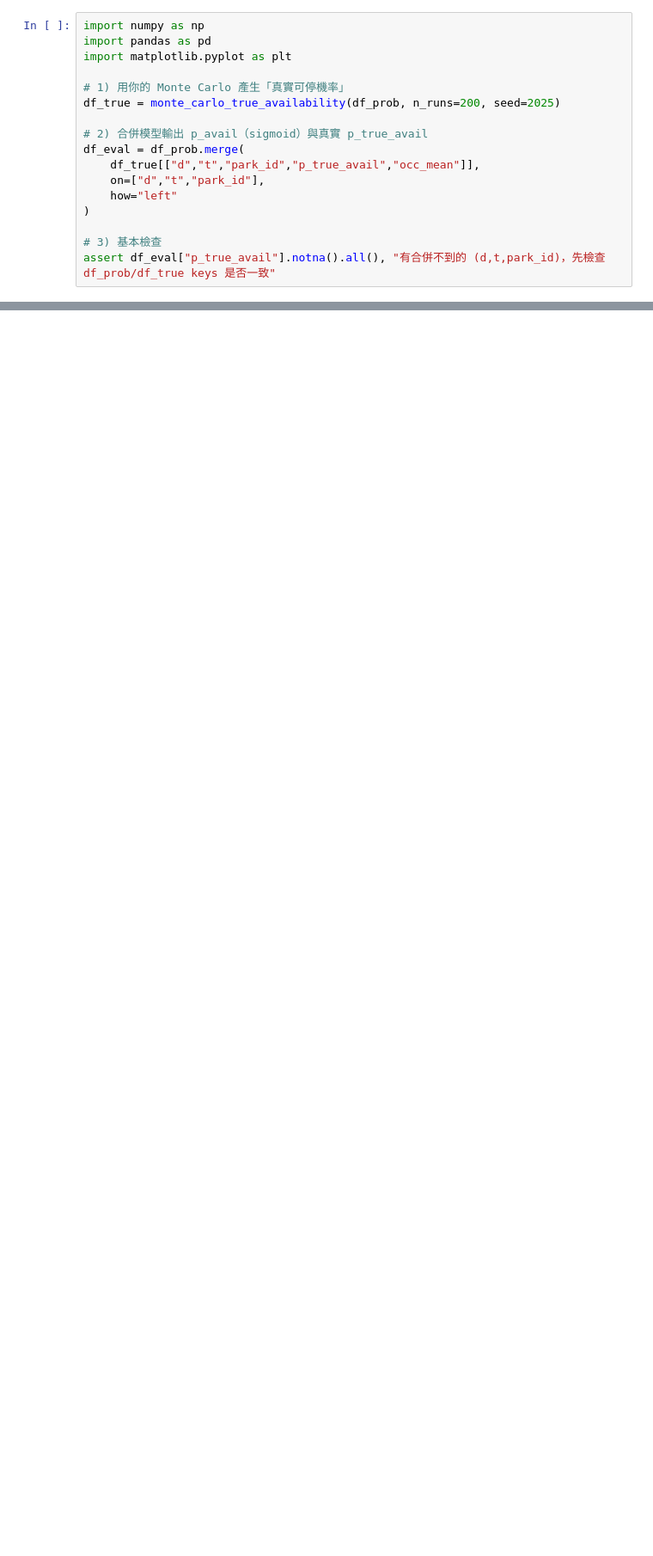
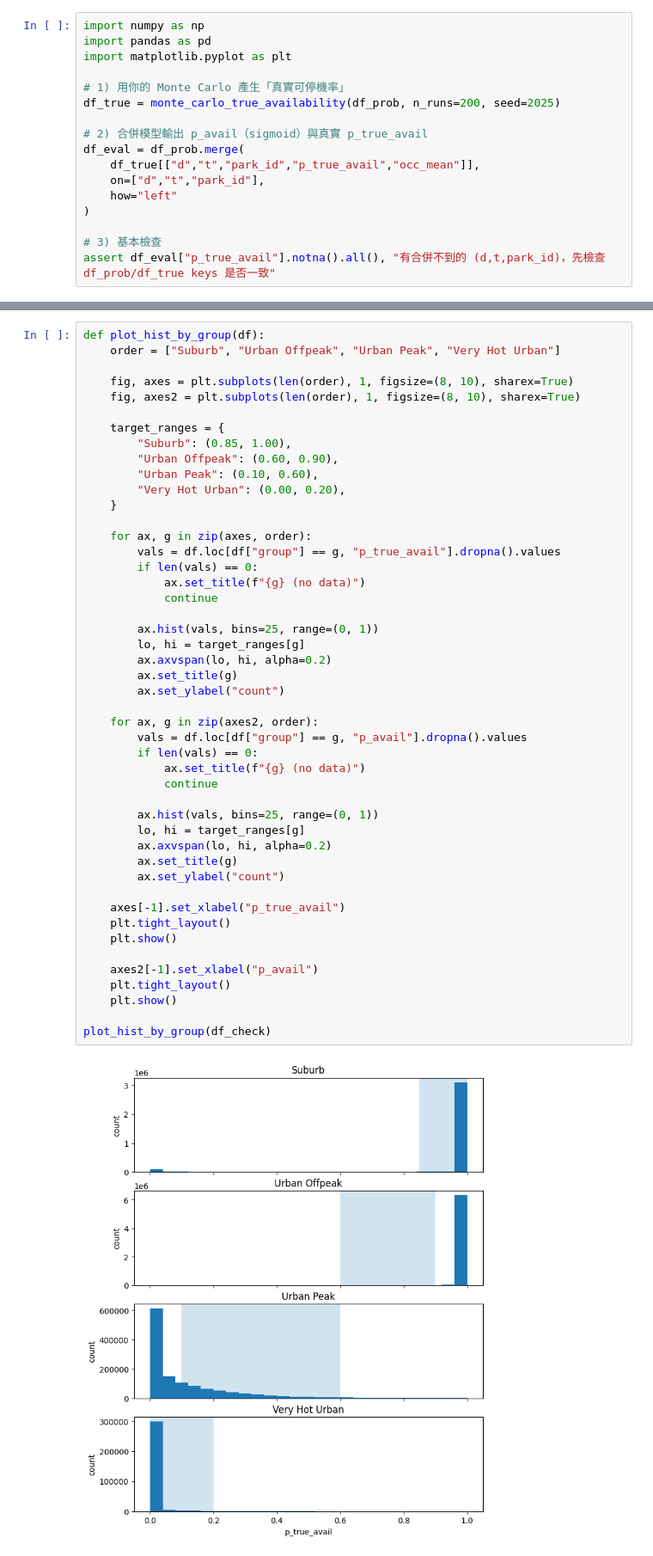
Before and after one commit to radimon/2025_flight_delay_prediction, a Jupyter notebook: notebooks/07-5_parking_simulate.ipynb, the cells around one changed output, grey strips where cells are left out. Shown at 86% size. Cells and saved outputs as stored; diff of their text form; blank space fills up the shorter version.

```diff
--- a/notebooks/07-5_parking_simulate.ipynb
+++ b/notebooks/07-5_parking_simulate.ipynb
@@ -286,0 +370,49 @@ Name: p_true_avail, dtype: float64
+# %%
+def plot_hist_by_group(df):
+    order = ["Suburb", "Urban Offpeak", "Urban Peak", "Very Hot Urban"]
+
+    fig, axes = plt.subplots(len(order), 1, figsize=(8, 10), sharex=True)
+    fig, axes2 = plt.subplots(len(order), 1, figsize=(8, 10), sharex=True)
+
+    target_ranges = {
+        "Suburb": (0.85, 1.00),
+        "Urban Offpeak": (0.60, 0.90),
+        "Urban Peak": (0.10, 0.60),
+        "Very Hot Urban": (0.00, 0.20),
+    }
+
+    for ax, g in zip(axes, order):
+        vals = df.loc[df["group"] == g, "p_true_avail"].dropna().values
+        if len(vals) == 0:
+            ax.set_title(f"{g} (no data)")
+            continue
+
+        ax.hist(vals, bins=25, range=(0, 1))
+        lo, hi = target_ranges[g]
+        ax.axvspan(lo, hi, alpha=0.2)
+        ax.set_title(g)
+        ax.set_ylabel("count")
+
+    for ax, g in zip(axes2, order):
+        vals = df.loc[df["group"] == g, "p_avail"].dropna().values
+        if len(vals) == 0:
+            ax.set_title(f"{g} (no data)")
+            continue
+
+        ax.hist(vals, bins=25, range=(0, 1))
+        lo, hi = target_ranges[g]
+        ax.axvspan(lo, hi, alpha=0.2)
+        ax.set_title(g)
+        ax.set_ylabel("count")
+
+    axes[-1].set_xlabel("p_true_avail")
+    plt.tight_layout()
+    plt.show()
+
+    axes2[-1].set_xlabel("p_avail")
+    plt.tight_layout()
+    plt.show()
+
+plot_hist_by_group(df_check)
+# %% [output]
+[figure, added]
```
Also changed, not shown: parts of 17 cells of this notebook, 5 other files.
